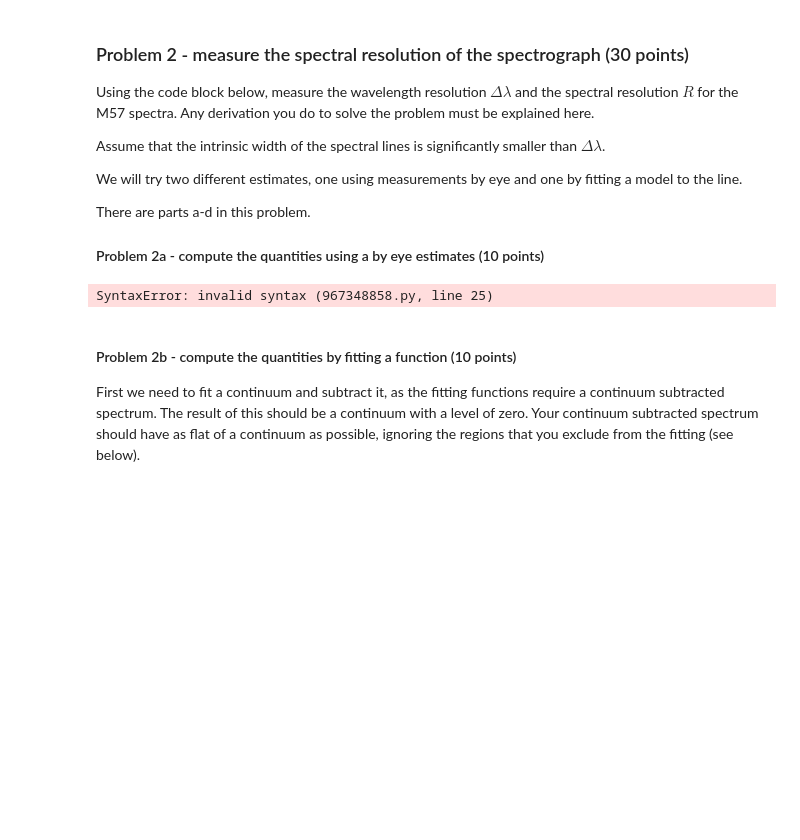
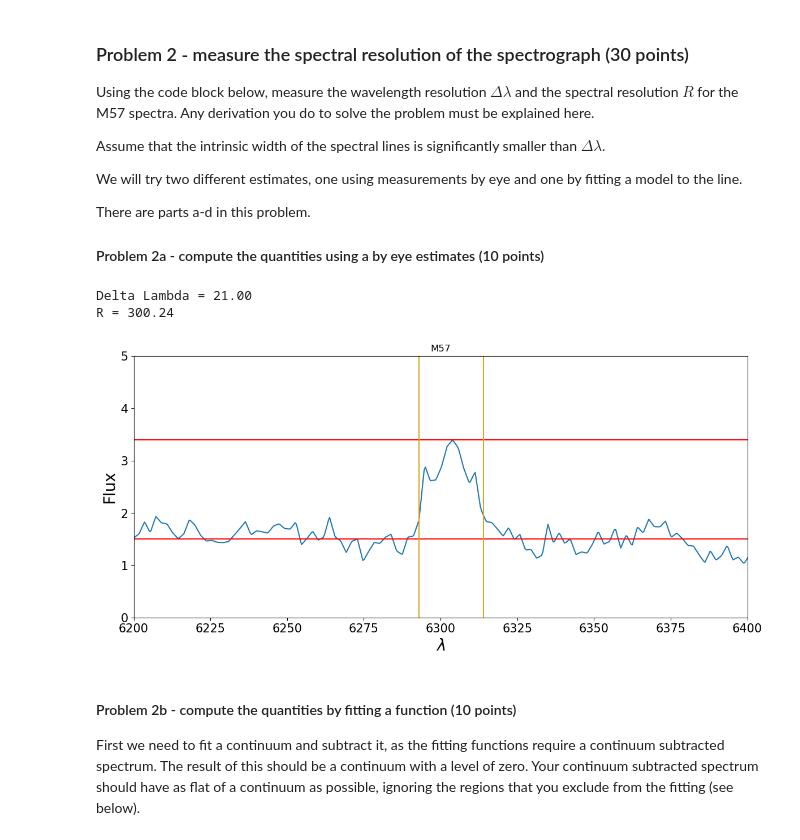
Before and after one commit to EvanBarkus/Analysis_real_spectra_student, a Jupyter notebook: analysis_real_spectra.student.ipynb, the cells around one changed output. Cells and saved outputs as stored; diff of their text form; code cells hidden in the pictures; blank space fills up the shorter version.

```diff
--- a/analysis_real_spectra.student.ipynb
+++ b/analysis_real_spectra.student.ipynb
@@ -148,45 +148,47 @@ plt.ylabel("Flux",fontsize=20)
 plt.title('M57')
 
 #you can change these limits to zoom in and out of certain parts of the spectra.  You should use the Hbeta line for your measurement
 #**************
 #Your code here.
 fluxmin = 0
-fluxmax = 30
-lammin = 3600
-lammax = 7400
+fluxmax = 5
+lammin = 6200
+lammax = 6400
 ax.set_ylim([fluxmin,fluxmax])
 ax.set_xlim([lammin,lammax])
 
 #In the following section of code you will need to estimate the continuum and the peak of the line as horizontal lines.  Then
 #continuum level
-contlevel =
+contlevel = 1.5
 plt.axhline(contlevel, color='red')
 
 #line peak
-linepeak =
+linepeak = 3.4
 plt.axhline(linepeak, color='red')
 
 #Provide a calculation to determine the half maximum
-halfmax =
+halfmax = 50
 plt.axhline(halfmax,color='magenta',linestyle='--')
 
 #Now find wavelengths corresponding to short and long wavelength sides of FWHM by using the vertical
 #lines that will be drawn on the graph
-lowlam =
-highlam =
+lowlam = 6293
+highlam = 6314
 plt.axvline(lowlam,color='goldenrod')
 plt.axvline(highlam,color='goldenrod')
 
 #calculate the FWHM
-deltalam =
+deltalam = highlam - lowlam
 print('Delta Lambda = %5.2f' % deltalam)
 
 #calculate the spectral resolution
-lamcent =
-specres =
+lamcent = 6305
+specres = lamcent/deltalam
 print('R = %6.2f' % specres)
 # %% [output]
-SyntaxError: invalid syntax (967348858.py, line 25)
+Delta Lambda = 21.00
+R = 300.24
+[figure, added]
 # %% [markdown]
 #### Problem 2b - compute the quantities by fitting a function (10 points)
 
```
Also changed, not shown: parts of 6 cells of this notebook.
